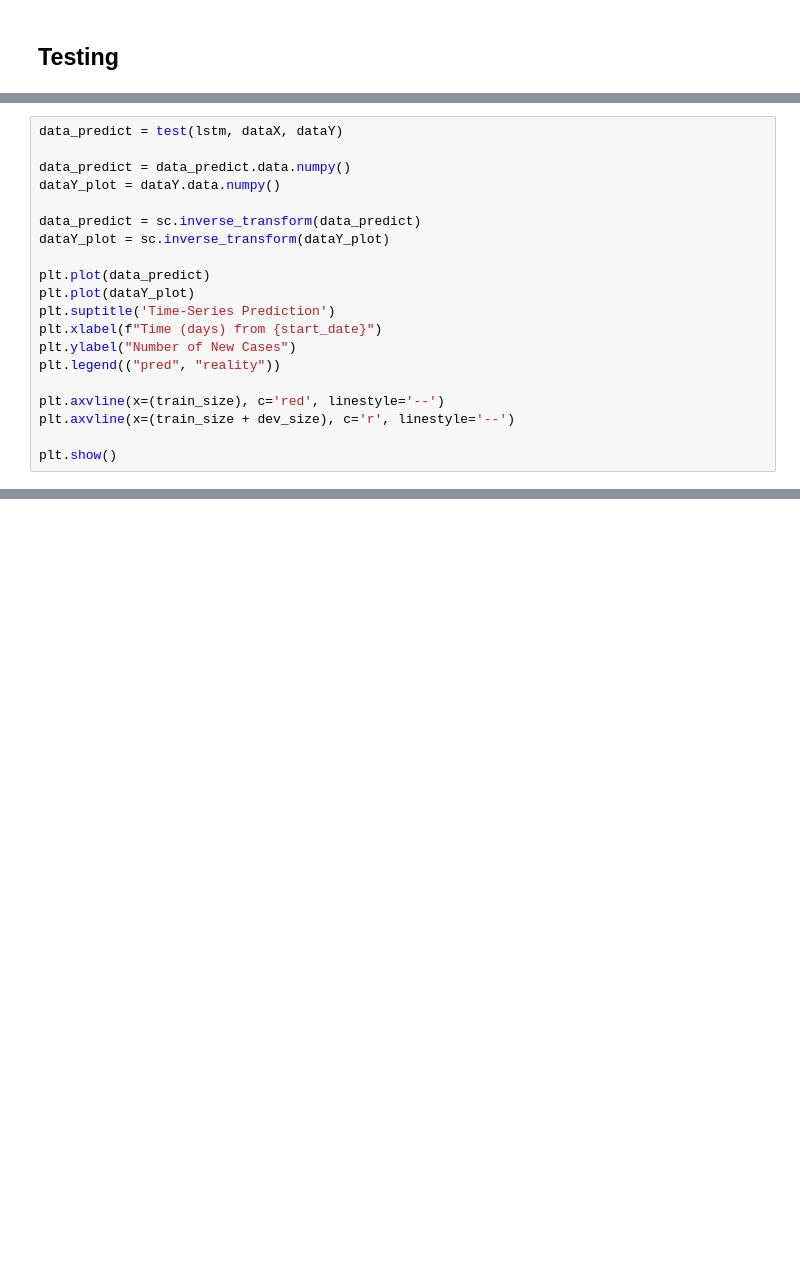
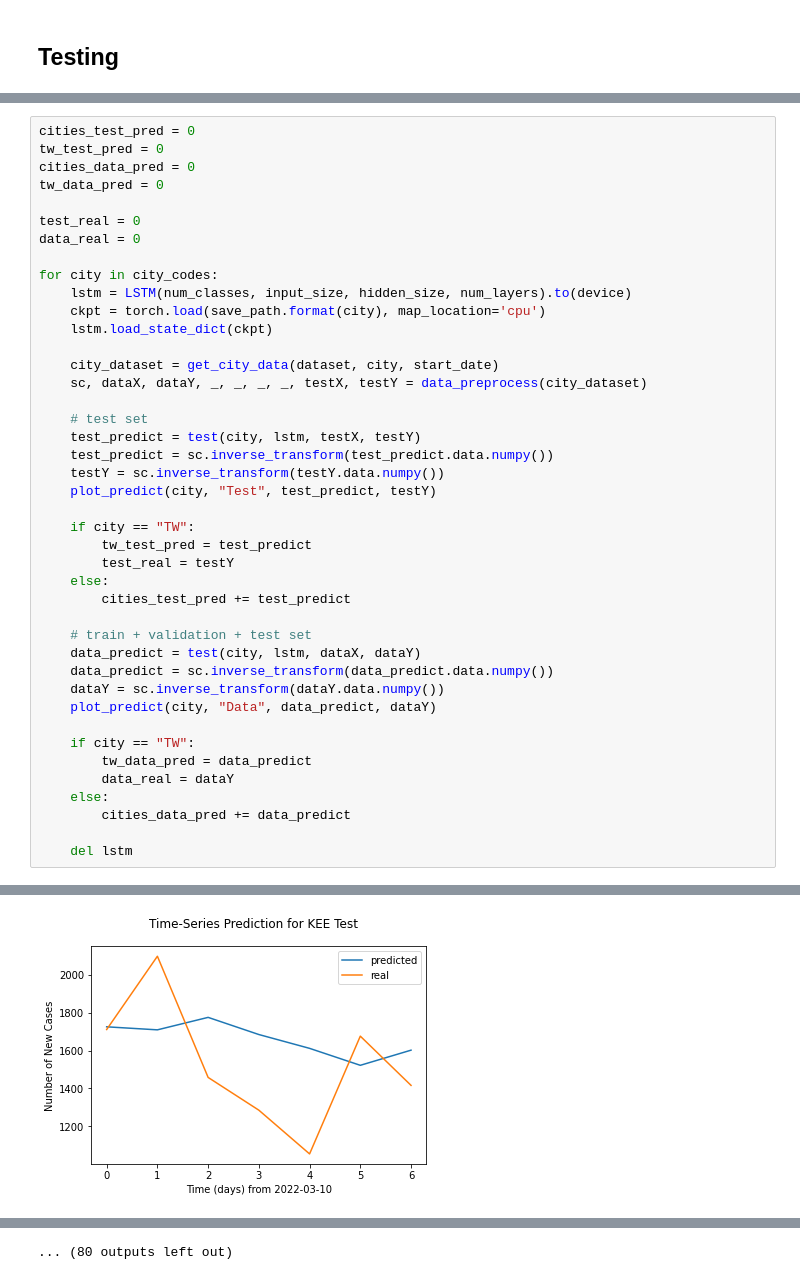
Before and after one commit to lydia7635/AI2022-Final, a Jupyter notebook: AI2022_LSTM.ipynb, the cells around one changed output, grey strips where cells are left out. Drawn from its saved outputs; the diff is of its cells as text; blank space fills up the shorter version.

```diff
--- a/AI2022_LSTM.ipynb
+++ b/AI2022_LSTM.ipynb
@@ -316,20 +363,0 @@ plt.show()
-# %%
-data_predict = test(lstm, dataX, dataY)
-
-data_predict = data_predict.data.numpy()
-dataY_plot = dataY.data.numpy()
-
-data_predict = sc.inverse_transform(data_predict)
-dataY_plot = sc.inverse_transform(dataY_plot)
-
-plt.plot(data_predict)
-plt.plot(dataY_plot)
-plt.suptitle('Time-Series Prediction')
-plt.xlabel(f"Time (days) from {start_date}")
-plt.ylabel("Number of New Cases")
-plt.legend(("pred", "reality"))
-
-plt.axvline(x=(train_size), c='red', linestyle='--')
-plt.axvline(x=(train_size + dev_size), c='r', linestyle='--')
-
-plt.show()
@@ -338,0 +364,43 @@ loss: 0.00413
+# %%
+cities_test_pred = 0
+tw_test_pred = 0
+cities_data_pred = 0
+tw_data_pred = 0
+
+test_real = 0
+data_real = 0
+
+for city in city_codes:
+    lstm = LSTM(num_classes, input_size, hidden_size, num_layers).to(device)
+    ckpt = torch.load(save_path.format(city), map_location='cpu')
+    lstm.load_state_dict(ckpt)
+
+    city_dataset = get_city_data(dataset, city, start_date)
+    sc, dataX, dataY, _, _, _, _, testX, testY = data_preprocess(city_dataset)
+
+    # test set
+    test_predict = test(city, lstm, testX, testY)
+    test_predict = sc.inverse_transform(test_predict.data.numpy())
+    testY = sc.inverse_transform(testY.data.numpy())
+    plot_predict(city, "Test", test_predict, testY)
+
+    if city == "TW":
+        tw_test_pred = test_predict
+        test_real = testY
+    else:
+        cities_test_pred += test_predict
+
+    # train + validation + test set
+    data_predict = test(city, lstm, dataX, dataY)
+    data_predict = sc.inverse_transform(data_predict.data.numpy())
+    dataY = sc.inverse_transform(dataY.data.numpy())
+    plot_predict(city, "Data", data_predict, dataY)
+
+    if city == "TW":
+        tw_data_pred = data_predict
+        data_real = dataY
+    else:
+        cities_data_pred += data_predict
+
+    del lstm
+# %% [output]
@@ -338,0 +408 @@ loss: 0.00413
+[figure, added]
@@ -338,0 +419 @@ loss: 0.00413
+... (80 outputs left out)
```
Also changed, not shown: parts of 30 cells of this notebook.
